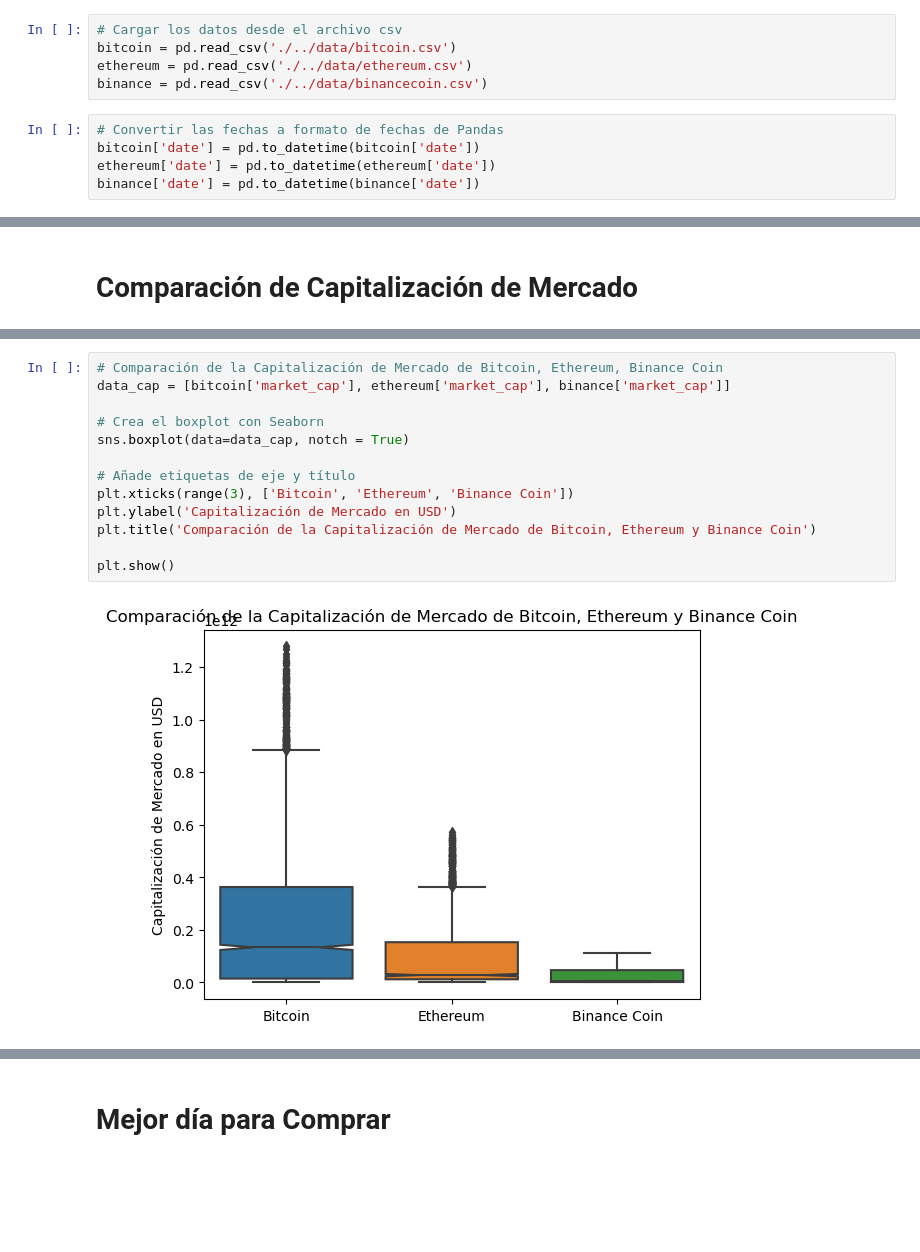
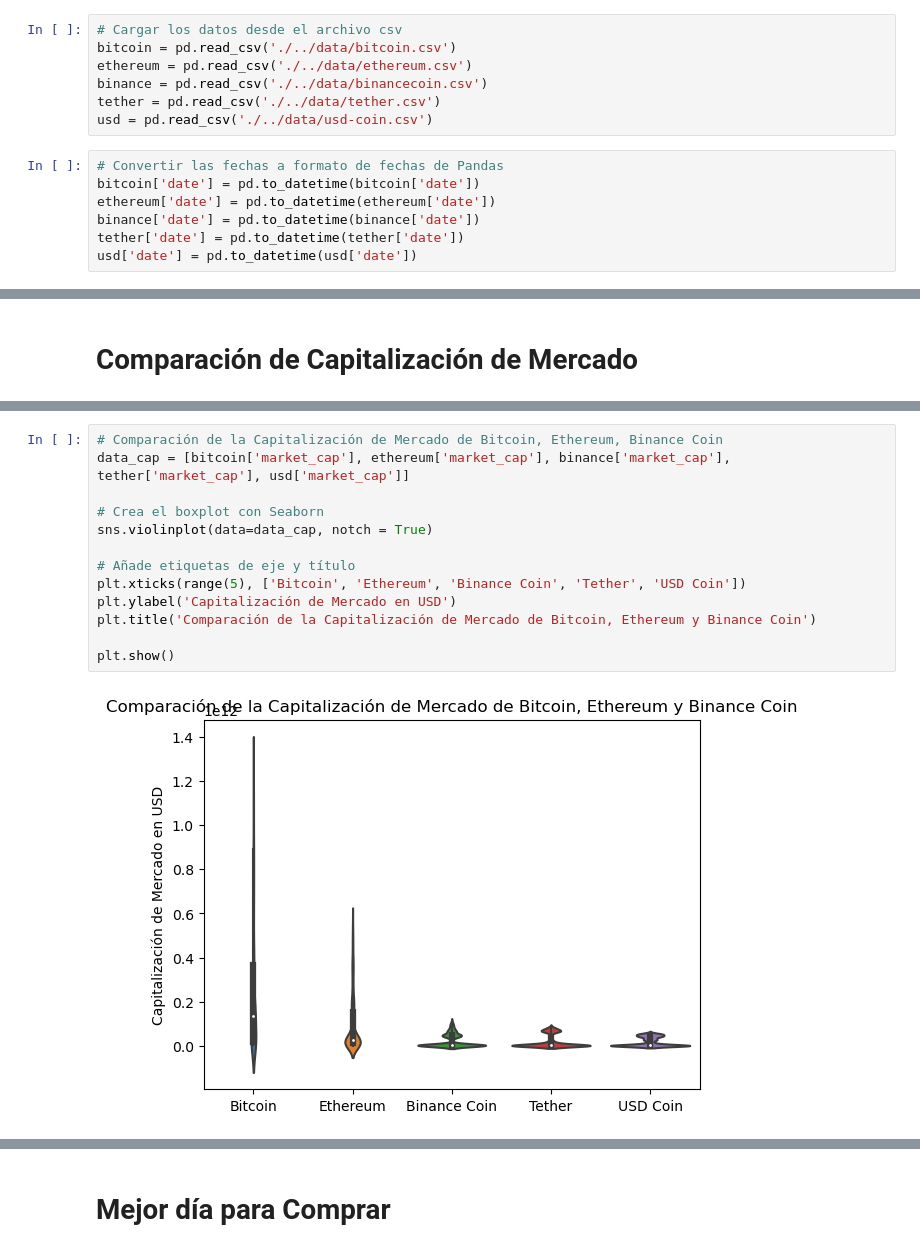
Before and after one commit to angelmpa/proyecto-portafolio, a Jupyter notebook: notebooks/eda_crypto.ipynb, the cells around one changed output, grey strips where cells are left out. Drawn from its saved outputs; the diff is of its cells as text; blank space fills up the shorter version.

```diff
--- a/notebooks/eda_crypto.ipynb
+++ b/notebooks/eda_crypto.ipynb
@@ -9,11 +9,15 @@ import calendar
 bitcoin = pd.read_csv('./../data/bitcoin.csv')
 ethereum = pd.read_csv('./../data/ethereum.csv')
 binance = pd.read_csv('./../data/binancecoin.csv')
+tether = pd.read_csv('./../data/tether.csv')
+usd = pd.read_csv('./../data/usd-coin.csv')
 # %%
 # Convertir las fechas a formato de fechas de Pandas
 bitcoin['date'] = pd.to_datetime(bitcoin['date'])
 ethereum['date'] = pd.to_datetime(ethereum['date'])
 binance['date'] = pd.to_datetime(binance['date'])
+tether['date'] = pd.to_datetime(tether['date'])
+usd['date'] = pd.to_datetime(usd['date'])
 # %%
 # Mostras las primeras filas de los dataframe
 print('************ Bitcoin *************')
@@ -1143,18 +1175,18 @@ plt.show()
 # %%
 # Comparación de la Capitalización de Mercado de Bitcoin, Ethereum, Binance Coin
-data_cap = [bitcoin['market_cap'], ethereum['market_cap'], binance['market_cap']]
+data_cap = [bitcoin['market_cap'], ethereum['market_cap'], binance['market_cap'], tether['market_cap'], usd['market_cap']]
 
 # Crea el boxplot con Seaborn
-sns.boxplot(data=data_cap, notch = True)
+sns.violinplot(data=data_cap, notch = True)
 
 # Añade etiquetas de eje y título
-plt.xticks(range(3), ['Bitcoin', 'Ethereum', 'Binance Coin'])
+plt.xticks(range(5), ['Bitcoin', 'Ethereum', 'Binance Coin', 'Tether', 'USD Coin'])
 plt.ylabel('Capitalización de Mercado en USD')
 plt.title('Comparación de la Capitalización de Mercado de Bitcoin, Ethereum y Binance Coin')
 
 plt.show()
 # %% [output]
-[figure, old version]
+[figure, new version]
 # %%
 # Matriz de correlación de Capitalización de Mercado entre Bitcoin, Ethereum, Binance Coin
 
```
Also changed, not shown: parts of 35 cells of this notebook, 5 other files.
